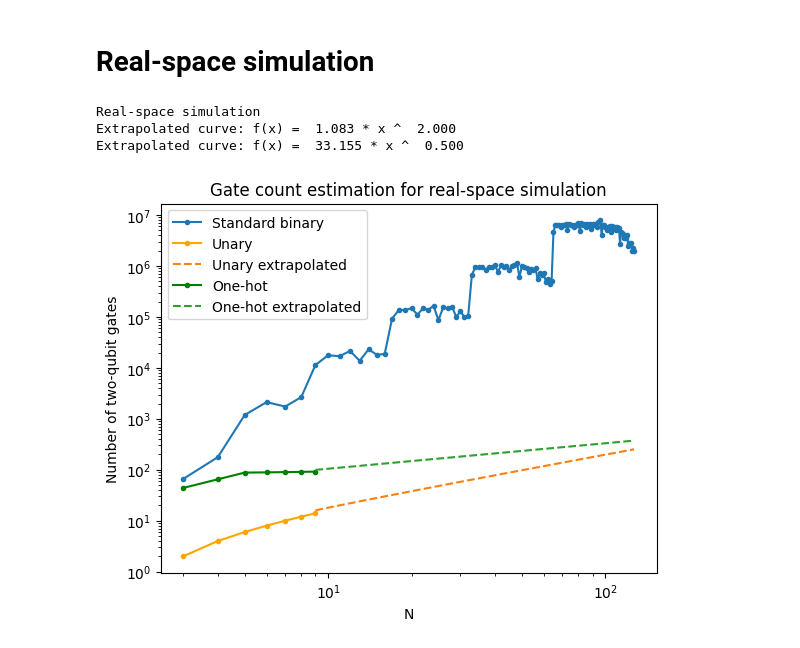
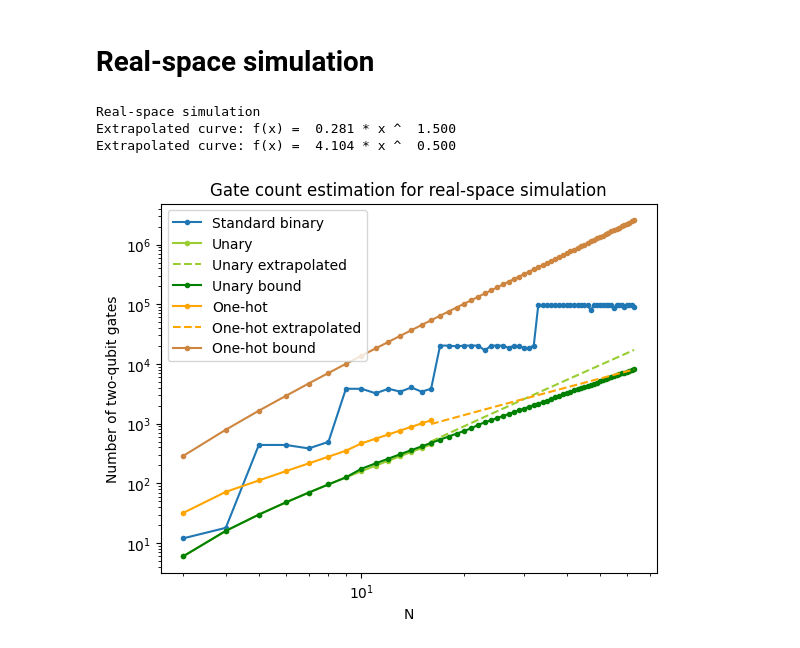
Before and after one commit to jiaqileng/hamiltonian-embedding, a Jupyter notebook: resource_estimation_plots.ipynb, the cells around one changed output. Cells and saved outputs as stored; diff of their text form; code cells hidden in the pictures.

Commit message:
update resource analysis

```diff
--- a/resource_estimation_plots.ipynb
+++ b/resource_estimation_plots.ipynb
@@ -128,10 +101,18 @@ N_vals_unary = resource_estimation_unary["N_vals_unary"]
 unary_trotter_steps = resource_estimation_unary['unary_trotter_steps']
 unary_two_qubit_gate_count_per_trotter_step = resource_estimation_unary['unary_two_qubit_gate_count_per_trotter_step']
 
+resource_estimation_unary_bound = np.load(join(CURR_DIR, f"unary_{trotter_method}_bound.npz"))
+N_vals_unary_bound = resource_estimation_unary_bound["N_vals_unary_bound"]
+unary_trotter_steps_bound = resource_estimation_unary_bound['unary_trotter_steps_bound']
+
 resource_estimation_one_hot = np.load(join(CURR_DIR, f"one_hot_{trotter_method}.npz"))
 N_vals_one_hot = resource_estimation_one_hot["N_vals_one_hot"]
 one_hot_trotter_steps = resource_estimation_one_hot['one_hot_trotter_steps']
 one_hot_two_qubit_gate_count_per_trotter_step = resource_estimation_one_hot['one_hot_two_qubit_gate_count_per_trotter_step']
+
+resource_estimation_one_hot_bound = np.load(join(CURR_DIR, f"one_hot_{trotter_method}_bound.npz"))
+N_vals_one_hot_bound = resource_estimation_one_hot_bound["N_vals_one_hot_bound"]
+one_hot_trotter_steps_bound = resource_estimation_one_hot_bound['one_hot_trotter_steps_bound']
 # %%
 from scipy.optimize import curve_fit
 
@@ -208,7 +201,7 @@ check_and_make_dir(CURR_DIR)
 CURR_DIR = join(CURR_DIR, TASK_DIR)
 check_and_make_dir(CURR_DIR)
 # %%
-trotter_method = "first_order"
+trotter_method = "second_order"
 
 resource_estimation_binary = np.load(join(CURR_DIR, f"std_binary_{trotter_method}.npz"))
 N_vals_binary = resource_estimation_binary['N_vals_binary']
@@ -220,7 +213,15 @@ N_vals_unary = resource_estimation_unary["N_vals_unary"]
 unary_trotter_steps = resource_estimation_unary['unary_trotter_steps']
 unary_two_qubit_gate_count_per_trotter_step = resource_estimation_unary['unary_two_qubit_gate_count_per_trotter_step']
 
+resource_estimation_unary_bound = np.load(join(CURR_DIR, f"unary_{trotter_method}_bound.npz"))
+N_vals_unary_bound = resource_estimation_unary_bound["N_vals_unary_bound"]
+unary_trotter_steps_bound = resource_estimation_unary_bound['unary_trotter_steps_bound']
+
 resource_estimation_one_hot = np.load(join(CURR_DIR, f"one_hot_{trotter_method}.npz"))
 N_vals_one_hot = resource_estimation_one_hot["N_vals_one_hot"]
 one_hot_trotter_steps = resource_estimation_one_hot['one_hot_trotter_steps']
 one_hot_two_qubit_gate_count_per_trotter_step = resource_estimation_one_hot['one_hot_two_qubit_gate_count_per_trotter_step']
+
+resource_estimation_one_hot_bound = np.load(join(CURR_DIR, f"one_hot_{trotter_method}_bound.npz"))
+N_vals_one_hot_bound = resource_estimation_one_hot_bound["N_vals_one_hot_bound"]
+one_hot_trotter_steps_bound = resource_estimation_one_hot_bound['one_hot_trotter_steps_bound']
@@ -259,6 +233,8 @@ if trotter_method == "first_order":
     alpha_unary = 2
 else:
     alpha_unary = 3/2
+
+# alpha_unary = np.polyfit(np.log(N_vals_unary_bound), np.log(unary_trotter_steps_bound), deg=1)[0]
 
 def func(x, c):
     return c * x ** alpha_unary
@@ -269,53 +245,53 @@ print(f"Extrapolated curve: f(x) = {c: 0.3f} * x ^ {alpha_unary : 0.3f}")
 
 N_vals_unary_extrapolated = np.arange(N_vals_unary[-1], N_vals_binary[-1]+1)
 unary_trotter_steps_extrapolated = func(N_vals_unary_extrapolated, c)
-unary_two_qubit_gate_count_per_trotter_step_extrapolated = 2 * (N_vals_unary_extrapolated - 1)
+
+unary_two_qubit_gate_count_per_trotter_step_extrapolated = 2 * (N_vals_unary_extrapolated - 2)
+unary_two_qubit_gate_count_per_trotter_step_bound = 2 * (N_vals_unary_bound - 2)
 
 # Extrapolation for one_hot
-if trotter_method == "first_order:":
+if trotter_method == "first_order":
     alpha_one_hot = 1
 else:
     alpha_one_hot = 1/2
+
+# alpha_one_hot = np.polyfit(np.log(N_vals_one_hot_bound), np.log(one_hot_trotter_steps_bound), deg=1)[0]
 
 def func(x, c):
     return c * x ** alpha_one_hot
 
 c = curve_fit(func, N_vals_one_hot, one_hot_trotter_steps)[0][0]
 print(f"Extrapolated curve: f(x) = {c: 0.3f} * x ^ {alpha_one_hot : 0.3f}")
 
 N_vals_one_hot_extrapolated = np.arange(N_vals_one_hot[-1], N_vals_binary[-1]+1)
 one_hot_trotter_steps_extrapolated = func(N_vals_one_hot_extrapolated, c)
 if trotter_method == "first_order" or trotter_method == "randomized_first_order":
-    one_hot_two_qubit_gate_count_per_trotter_step_extrapolated = dimension * (N_vals_one_hot_extrapolated - 1) + 1
+    one_hot_two_qubit_gate_count_per_trotter_step_extrapolated = 2 * (N_vals_one_hot_extrapolated - 1)
+    one_hot_two_qubit_gate_count_per_trotter_step_bound = 2 * (N_vals_one_hot_bound - 1)
 elif trotter_method == "second_order":
-    one_hot_two_qubit_gate_count_per_trotter_step_extrapolated = 2 * dimension * (N_vals_one_hot_extrapolated - 1) + 1
+    one_hot_two_qubit_gate_count_per_trotter_step_extrapolated = 4 * (N_vals_one_hot_extrapolated - 1)
+    one_hot_two_qubit_gate_count_per_trotter_step_bound = 4 * (N_vals_one_hot_bound - 1)
 
+plt.plot(N_vals_binary, binary_trotter_steps * binary_two_qubit_gate_count_per_trotter_step, '-o', label="Standard binary", markersize=3)
+# Plot unary
+plt.plot(N_vals_unary, unary_trotter_steps * unary_two_qubit_gate_count_per_trotter_step, '-o', color="yellowgreen", label="Unary", markersize=3)
+plt.plot(N_vals_unary_extrapolated, unary_trotter_steps_extrapolated * unary_two_qubit_gate_count_per_trotter_step_extrapolated, '--', color="yellowgreen", label="Unary extrapolated", markersize=1)
+plt.plot(N_vals_unary_bound, unary_trotter_steps_bound * unary_two_qubit_gate_count_per_trotter_step_bound, '-o', color="green", label="Unary bound", markersize=3)
 
-plt.plot(N_vals_binary, (binary_trotter_steps * binary_two_qubit_gate_count_per_trotter_step), '-o', label="Standard binary", markersize=3)
-# Plot unary
-plt.plot(N_vals_unary, unary_two_qubit_gate_count_per_trotter_step, '-o', color="orange", label="Unary", markersize=3)
-plt.plot(N_vals_unary_extrapolated, unary_two_qubit_gate_count_per_trotter_step_extrapolated, '--', label="Unary extrapolated", markersize=1)
 # Plot one-hot
-plt.plot(N_vals_one_hot, one_hot_trotter_steps, '-o', color="green", label="One-hot", markersize=3)
-plt.plot(N_vals_one_hot_extrapolated, one_hot_trotter_steps_extrapolated, '--', label="One-hot extrapolated", markersize=1)
-
-# plt.plot(N_vals_binary, ( binary_two_qubit_gate_count_per_trotter_step), '-o', label="Standard binary", markersize=3)
-# # Plot unary
-# plt.plot(N_vals_unary,  unary_two_qubit_gate_count_per_trotter_step, '-o', color="orange", label="Unary", markersize=3)
-# plt.plot(N_vals_unary_extrapolated,  unary_two_qubit_gate_count_per_trotter_step_extrapolated, '--', label="Unary extrapolated", markersize=1)
-# # Plot one-hot
-# plt.plot(N_vals_one_hot, one_hot_two_qubit_gate_count_per_trotter_step, '-o', color="green", label="One-hot", markersize=3)
-# plt.plot(N_vals_one_hot_extrapolated, one_hot_two_qubit_gate_count_per_trotter_step_extrapolated, '--', label="One-hot extrapolated", markersize=1)
+plt.plot(N_vals_one_hot, one_hot_trotter_steps * one_hot_two_qubit_gate_count_per_trotter_step, '-o', color="orange", label="One-hot", markersize=3)
+plt.plot(N_vals_one_hot_extrapolated, one_hot_trotter_steps_extrapolated * one_hot_two_qubit_gate_count_per_trotter_step_extrapolated, '--', color='orange', label="One-hot extrapolated", markersize=1)
+plt.plot(N_vals_one_hot_bound, one_hot_trotter_steps_bound * one_hot_two_qubit_gate_count_per_trotter_step_bound, '-o', color="peru", label="One-hot bound", markersize=3)
 
 plt.xscale('log')
 plt.yscale('log')
 plt.legend()
 plt.ylabel("Number of two-qubit gates")
 plt.xlabel("N")
 plt.title("Gate count estimation for real-space simulation")
 plt.show()
 # %% [output]
 Real-space simulation
-Extrapolated curve: f(x) =  1.083 * x ^  2.000
-Extrapolated curve: f(x) =  33.155 * x ^  0.500
+Extrapolated curve: f(x) =  0.281 * x ^  1.500
+Extrapolated curve: f(x) =  4.104 * x ^  0.500
-[figure, old version]
+[figure, new version]
```
Also changed, not shown: parts of 5 cells of this notebook, 18 other files.
